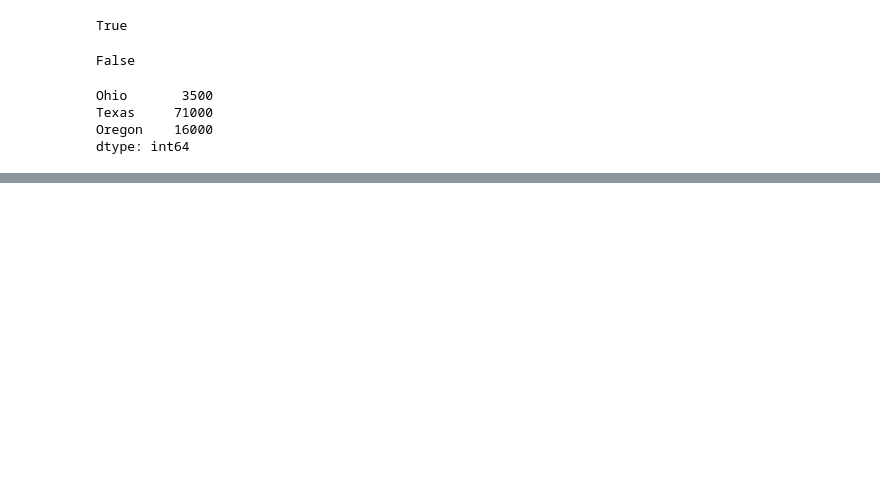
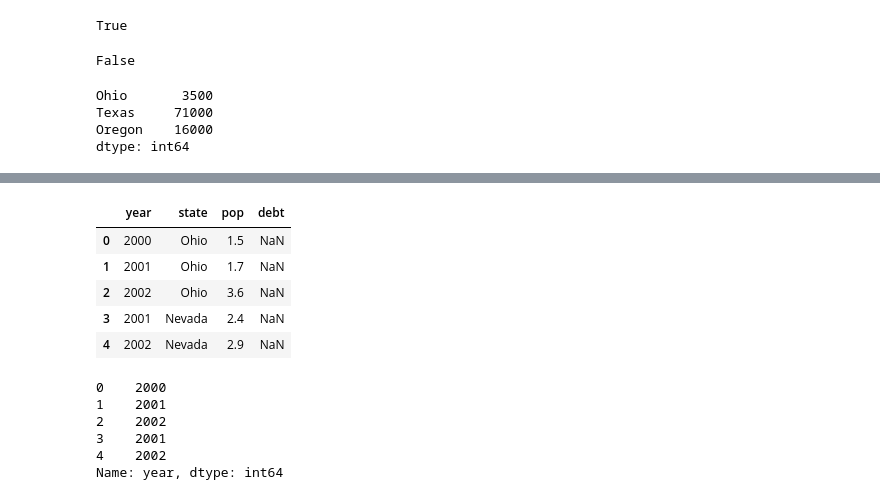
Before and after one commit to chikwongyip/pythonfordataanalysis, a Jupyter notebook: pandas.ipynb, the cells around one changed output, grey strips where cells are left out. Cells and saved outputs as stored; diff of their text form; code cells hidden in the pictures; blank space fills up the shorter version.

```diff
--- a/pandas.ipynb
+++ b/pandas.ipynb
@@ -425,0 +467,19 @@ dtype: int64
+# %%
+frame2 = DataFrame(data, columns=['year', 'state', 'pop','debt'])
+frame2
+# %% [output]
+|  | year | state | pop | debt |
+| 0 | 2000 | Ohio | 1.5 | NaN |
+| 1 | 2001 | Ohio | 1.7 | NaN |
+| 2 | 2002 | Ohio | 3.6 | NaN |
+| 3 | 2001 | Nevada | 2.4 | NaN |
+| 4 | 2002 | Nevada | 2.9 | NaN |
+# %%
+frame['year']
+# %% [output]
+0    2000
+1    2001
+2    2002
+3    2001
+4    2002
+Name: year, dtype: int64
```
Also changed, not shown: parts of 26 cells of this notebook.
